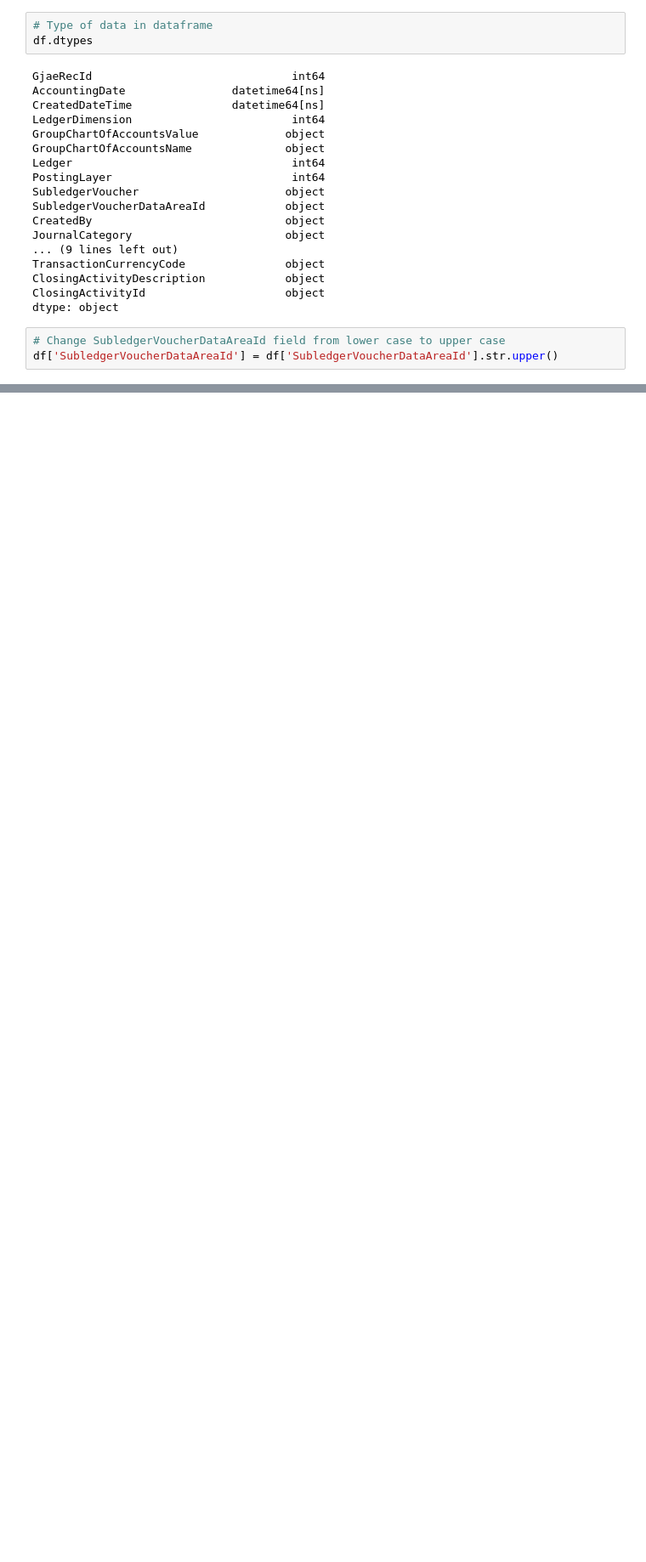
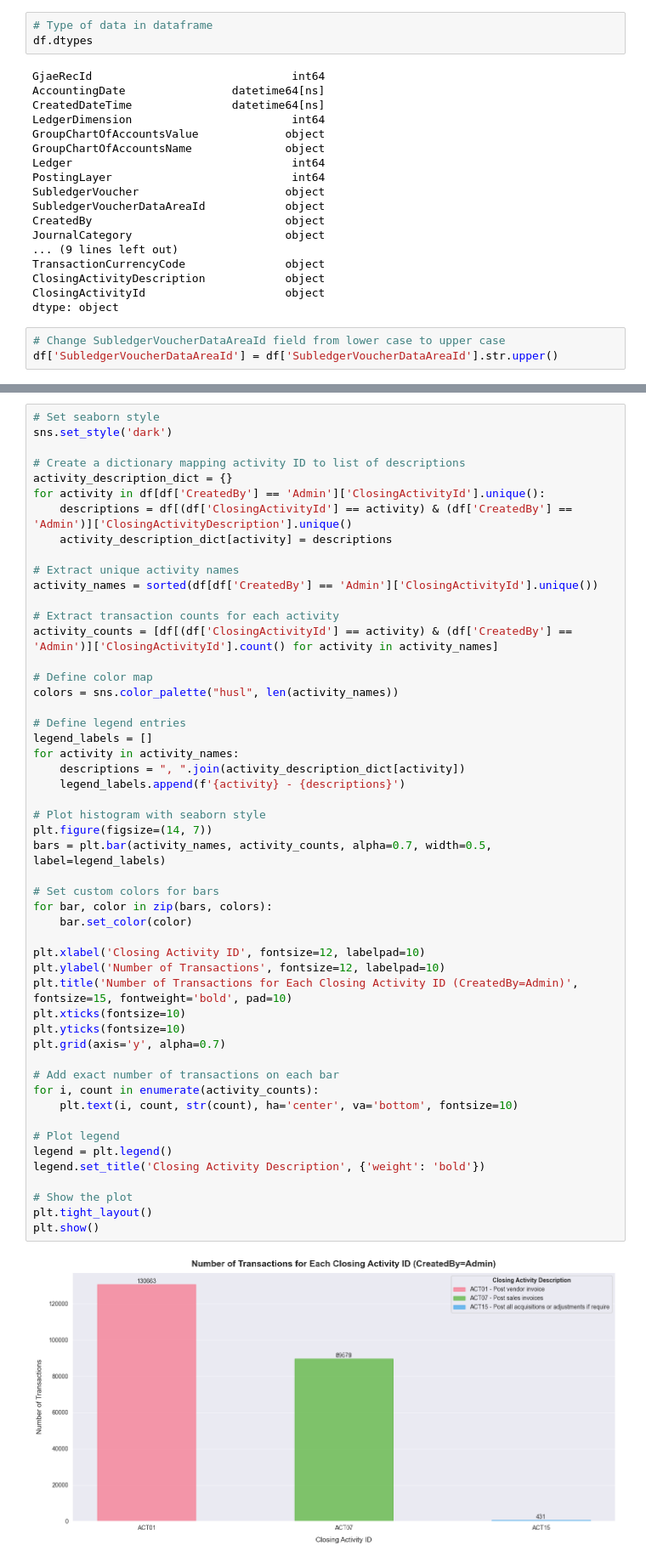
Before and after one commit to gianluca-coletta/Tesi_Magistrale, a Jupyter notebook: Code/ClosingTransactionEDA.ipynb, the cells around one changed output, grey strips where cells are left out. Shown at 85% size. Cells and saved outputs as stored; diff of their text form; blank space fills up the shorter version.

```diff
--- a/Code/ClosingTransactionEDA.ipynb
+++ b/Code/ClosingTransactionEDA.ipynb
@@ -114,3 +181,56 @@ Name: count, Length: 135, dtype: int64
+# %%
+# Set seaborn style
+sns.set_style('dark')
+
+# Create a dictionary mapping activity ID to list of descriptions
+activity_description_dict = {}
+for activity in df[df['CreatedBy'] == 'Admin']['ClosingActivityId'].unique():
+    descriptions = df[(df['ClosingActivityId'] == activity) & (df['CreatedBy'] == 'Admin')]['ClosingActivityDescription'].unique()
+    activity_description_dict[activity] = descriptions
+
+# Extract unique activity names
+activity_names = sorted(df[df['CreatedBy'] == 'Admin']['ClosingActivityId'].unique())
+
+# Extract transaction counts for each activity
+activity_counts = [df[(df['ClosingActivityId'] == activity) & (df['CreatedBy'] == 'Admin')]['ClosingActivityId'].count() for activity in activity_names]
+
+# Define color map
+colors = sns.color_palette("husl", len(activity_names))
+
+# Define legend entries
+legend_labels = []
+for activity in activity_names:
+    descriptions = ", ".join(activity_description_dict[activity])
+    legend_labels.append(f'{activity} - {descriptions}')
+
+# Plot histogram with seaborn style
+plt.figure(figsize=(14, 7))
+bars = plt.bar(activity_names, activity_counts, alpha=0.7, width=0.5, label=legend_labels)
+
+# Set custom colors for bars
+for bar, color in zip(bars, colors):
+    bar.set_color(color)
+
+plt.xlabel('Closing Activity ID', fontsize=12, labelpad=10)
+plt.ylabel('Number of Transactions', fontsize=12, labelpad=10)
+plt.title('Number of Transactions for Each Closing Activity ID (CreatedBy=Admin)', fontsize=15, fontweight='bold', pad=10)
+plt.xticks(fontsize=10)
+plt.yticks(fontsize=10)
+plt.grid(axis='y', alpha=0.7)
+
+# Add exact number of transactions on each bar
+for i, count in enumerate(activity_counts):
+    plt.text(i, count, str(count), ha='center', va='bottom', fontsize=10)
+
+# Plot legend
+legend = plt.legend()
+legend.set_title('Closing Activity Description', {'weight': 'bold'})
+
+# Show the plot
+plt.tight_layout()
+plt.show()
+# %% [output]
+[figure, added]
 # %%
 # Count number of transactions per ClosingActivityId
 df['ClosingActivityId'].value_counts()
```
Also changed, not shown: parts of 38 cells of this notebook, 4 other files.
